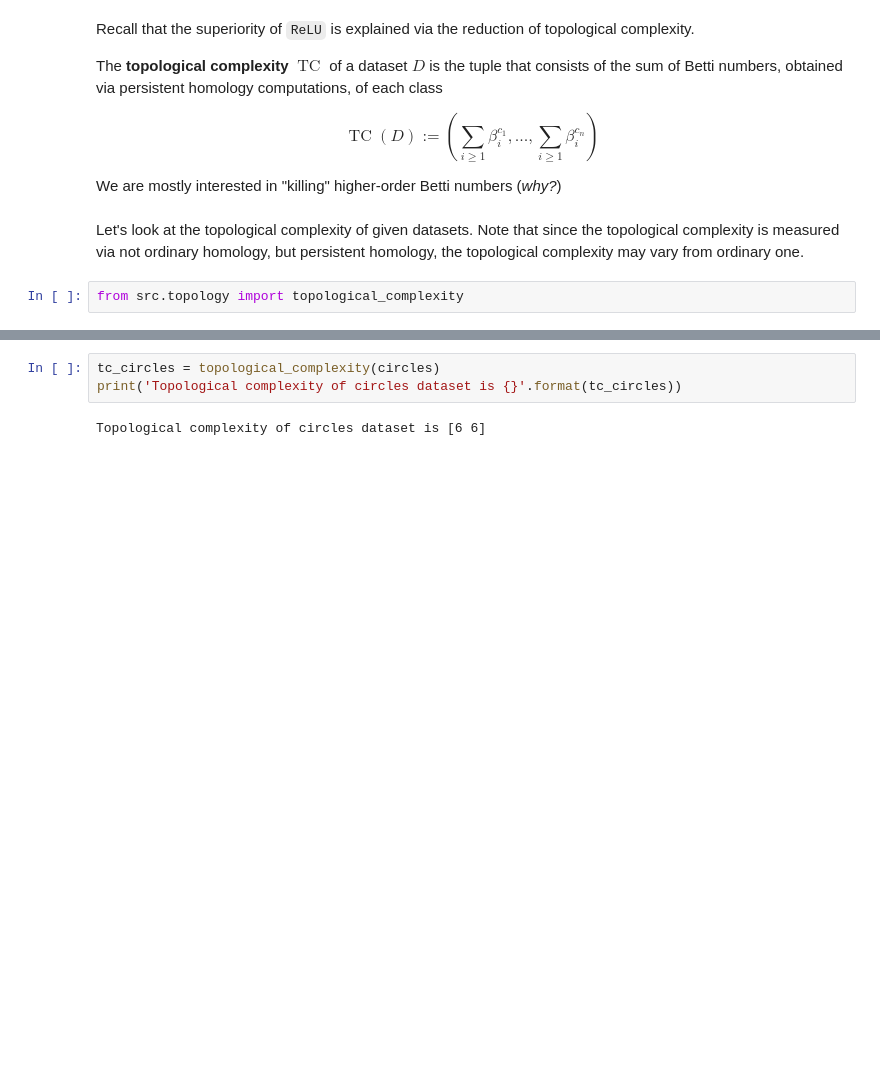
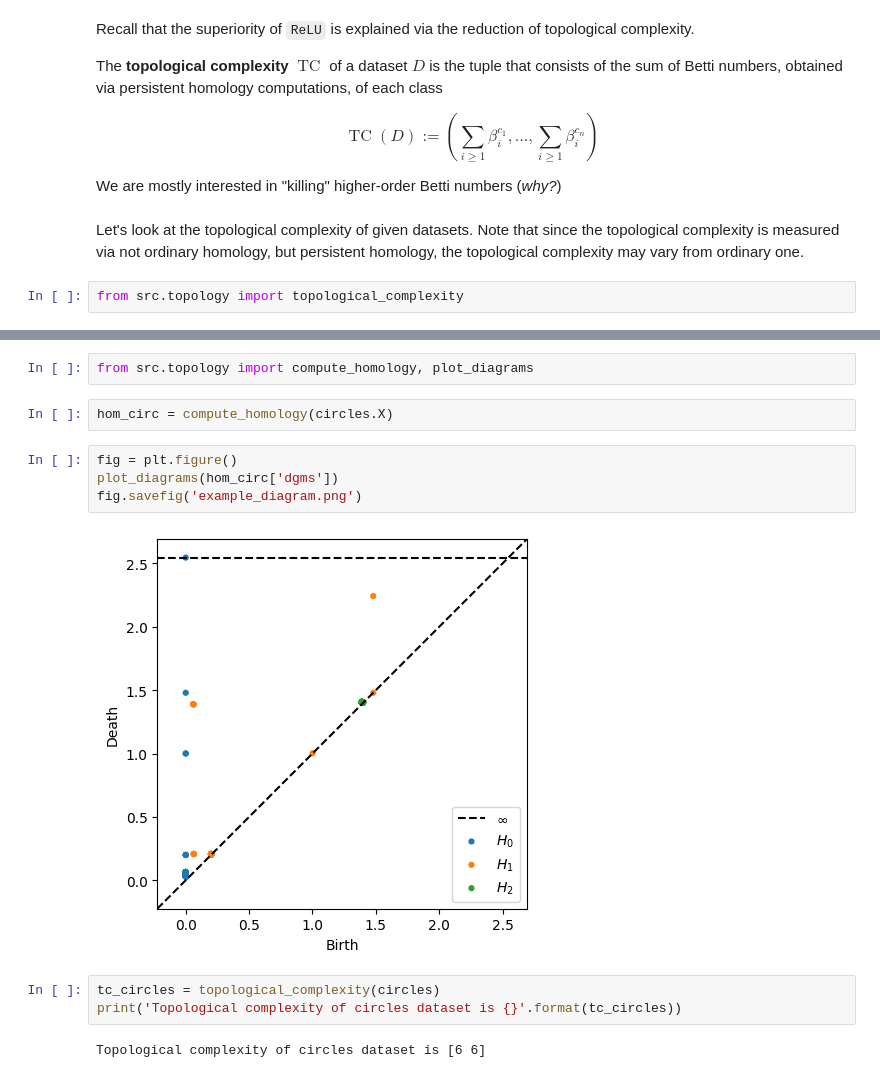
Before and after one commit to Snopoff/Masters-Thesis, a Jupyter notebook: notebooks/activations.ipynb, the cells around one changed output, grey strips where cells are left out. Cells and saved outputs as stored; diff of their text form; blank space fills up the shorter version.

```diff
--- a/notebooks/activations.ipynb
+++ b/notebooks/activations.ipynb
@@ -226,3 +226,13 @@ _ = circles.plot_data()
+# %%
+from src.topology import compute_homology, plot_diagrams
+# %%
+hom_circ = compute_homology(circles.X)
+# %%
+fig = plt.figure()
+plot_diagrams(hom_circ['dgms'])
+fig.savefig('example_diagram.png')
+# %% [output]
+[figure, added]
 # %%
 tc_circles = topological_complexity(circles)
 print('Topological complexity of circles dataset is {}'.format(tc_circles))
```
Also changed, not shown: parts of 1 cell of this notebook.
